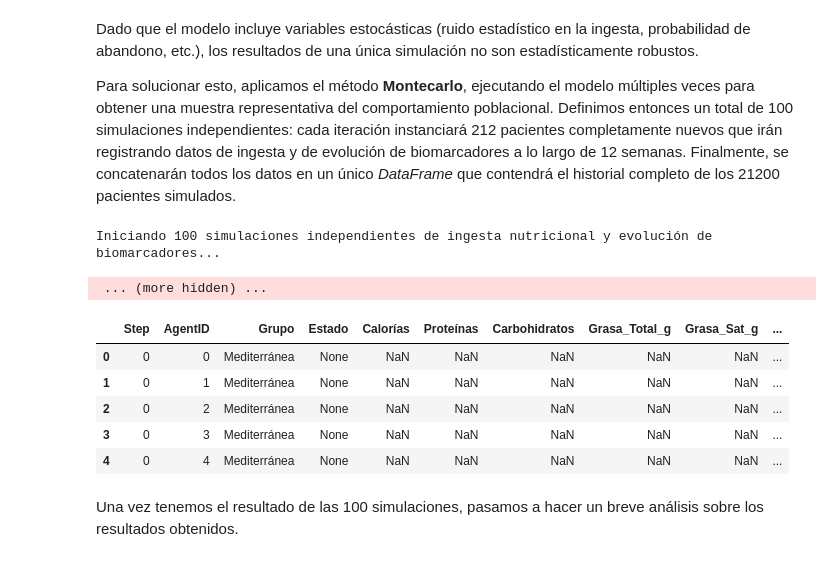
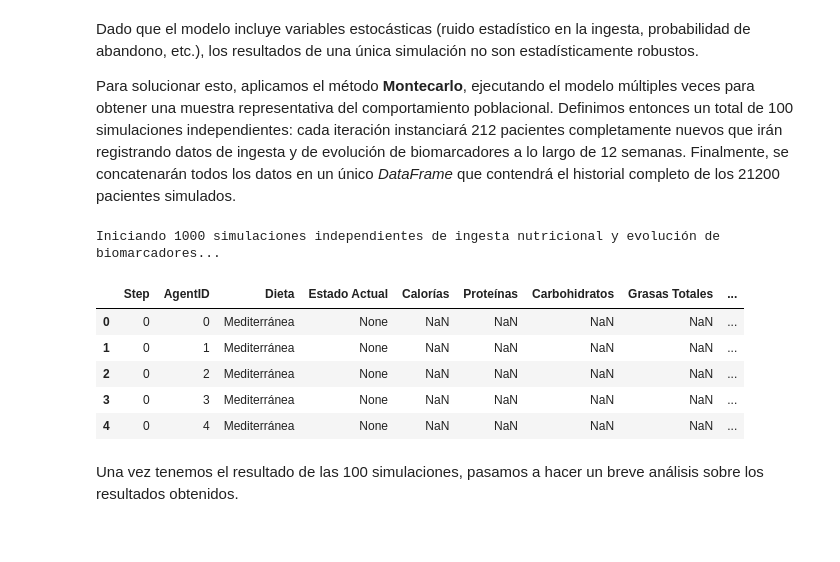
Before and after one commit to alexxgonzalezz/TFG_CardiovascularABM, a Jupyter notebook: analysis/analisisResultados.ipynb, the cells around one changed output. Drawn from its saved outputs; the diff is of its cells as text; code cells hidden in the pictures.

```diff
--- a/analysis/analisisResultados.ipynb
+++ b/analysis/analisisResultados.ipynb
@@ -29,49 +29,48 @@ Dado que el modelo incluye variables estocásticas (ruido estadístico en la ing
 Para solucionar esto, aplicamos el método **Montecarlo**, ejecutando el modelo múltiples veces para obtener una muestra representativa del comportamiento poblacional. Definimos entonces un total de 100 simulaciones independientes: cada iteración instanciará 212 pacientes completamente nuevos que irán registrando datos de ingesta y de evolución de biomarcadores a lo largo de 12 semanas. Finalmente, se concatenarán todos los datos en un único *DataFrame* que contendrá el historial completo de los 21200 pacientes simulados.
 # %%
 # 1. Configuración de la simulación (100 iteraciones)
-NUM_SIMULACIONES = 100
+NUM_SIMULACIONES = 1000
 SEMANAS = 12
 
 # Lista vacía para almacenar resultados de cada simulación
 resultados = []
 
 # Mostrar datos con solo 2 decimales
 pd.options.display.float_format = '{:.2f}'.format
 
 # 2. Bucle principal de simulaciones
 print(f"Iniciando {NUM_SIMULACIONES} simulaciones independientes de ingesta nutricional y evolución de biomarcadores...")
 
 for sim in tqdm(range(NUM_SIMULACIONES)):
-    modelo = CardioModel(num_pacientes=settings.NUM_PACIENTES)
+    modelo = CardioModel(num_pacientes = settings.NUM_PACIENTES)
 
     # Ejecutar 12 semanas
-    for _ in range(SEMANAS):
+    for i in range(SEMANAS):
         modelo.step()
 
     # Extraer los datos de la simulación
     df_simulacion = modelo.datacollector.get_agent_vars_dataframe()
 
     # Añadir una columna para saber a qué simulación pertenecen estos datos
-    df_simulacion['Num_Simulacion'] = sim
+    df_simulacion['Nº Simulación'] = sim
 
     # Guardar en lista creada previamente
     resultados.append(df_simulacion)
 
 # 3. Finalmente, unir todas las simulaciones en un único DataFrame
 df = pd.concat(resultados)
 df = df.reset_index() # Reseteamos el índice para separar (Step, AgentID) en columnas
 
 # Mostramos las primeras filas
 df.head()
 # %% [output]
-Iniciando 100 simulaciones independientes de ingesta nutricional y evolución de biomarcadores...
+Iniciando 1000 simulaciones independientes de ingesta nutricional y evolución de biomarcadores...
- ... (more hidden) ...
-|  | Step | AgentID | Grupo | Estado | Calorías | Proteínas | Carbohidratos | Grasa_Total_g | Grasa_Sat_g | ... |
-| 0 | 0 | 0 | Mediterránea | None | NaN | NaN | NaN | NaN | NaN | ... |
-| 1 | 0 | 1 | Mediterránea | None | NaN | NaN | NaN | NaN | NaN | ... |
-| 2 | 0 | 2 | Mediterránea | None | NaN | NaN | NaN | NaN | NaN | ... |
-| 3 | 0 | 3 | Mediterránea | None | NaN | NaN | NaN | NaN | NaN | ... |
-| 4 | 0 | 4 | Mediterránea | None | NaN | NaN | NaN | NaN | NaN | ... |
+|  | Step | AgentID | Dieta | Estado Actual | Calorías | Proteínas | Carbohidratos | Grasas Totales | ... |
+| 0 | 0 | 0 | Mediterránea | None | NaN | NaN | NaN | NaN | ... |
+| 1 | 0 | 1 | Mediterránea | None | NaN | NaN | NaN | NaN | ... |
+| 2 | 0 | 2 | Mediterránea | None | NaN | NaN | NaN | NaN | ... |
+| 3 | 0 | 3 | Mediterránea | None | NaN | NaN | NaN | NaN | ... |
+| 4 | 0 | 4 | Mediterránea | None | NaN | NaN | NaN | NaN | ... |
 # %% [markdown]
 Una vez tenemos el resultado de las 100 simulaciones, pasamos a hacer un breve análisis sobre los resultados obtenidos.
 # %% [markdown]
```
Also changed, not shown: parts of 17 cells of this notebook, 4 other files.
